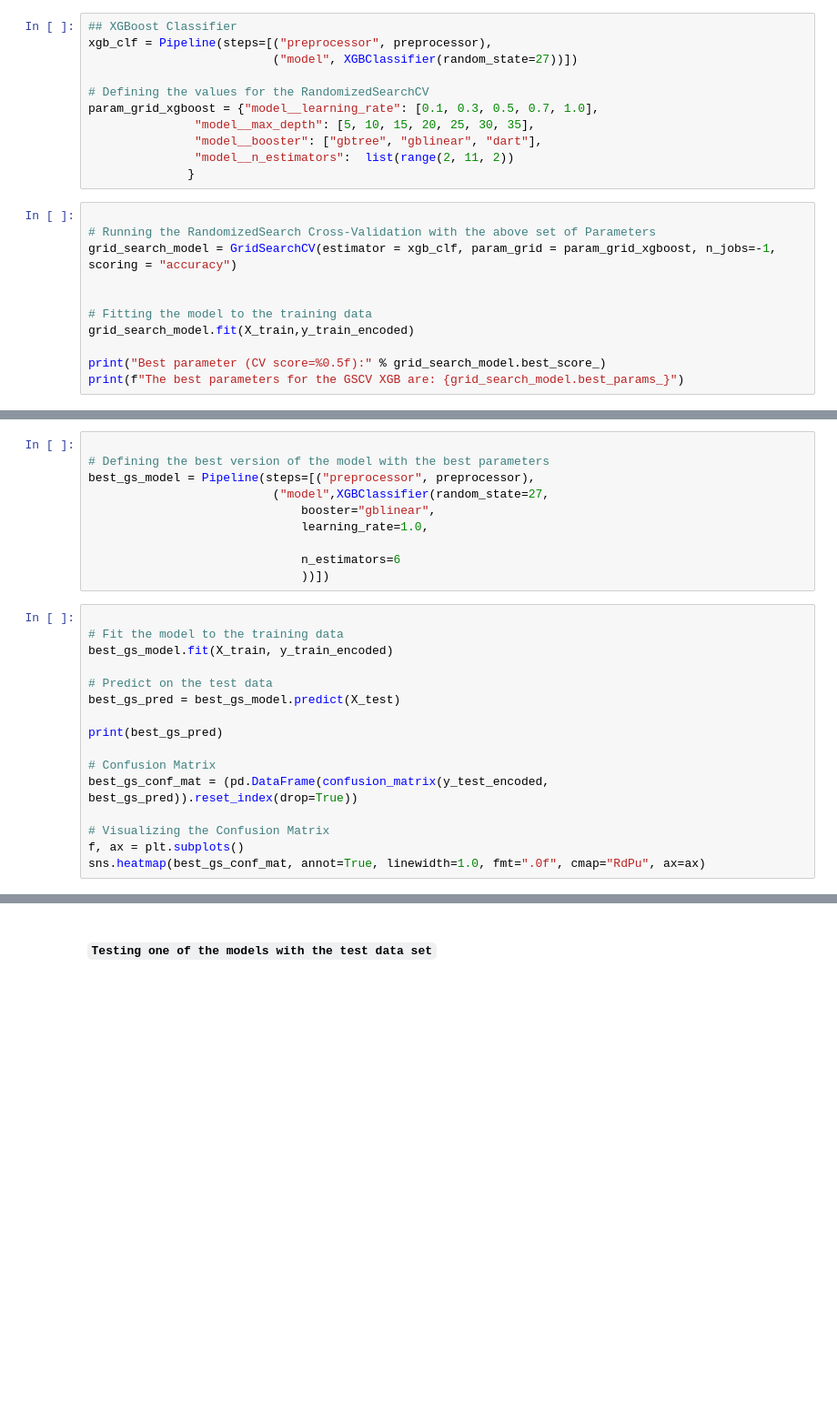
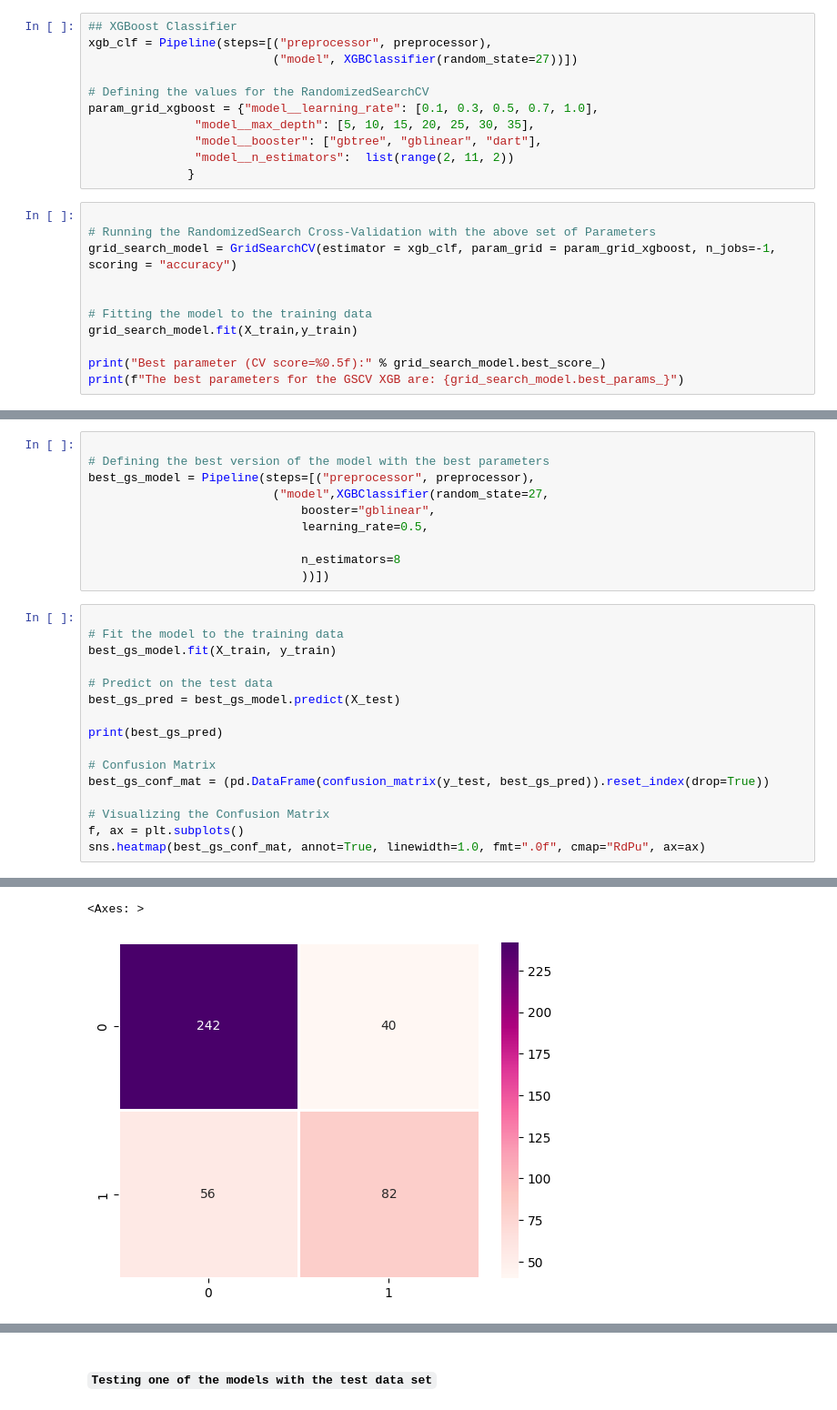
Before and after one commit to kwasichrappah/sepsis_ml_predictor, a Jupyter notebook: sepsis_ml_predictor.ipynb, the cells around one changed output, grey strips where cells are left out. Shown at 91% size. Cells and saved outputs as stored; diff of their text form; blank space fills up the shorter version.

```diff
--- a/sepsis_ml_predictor.ipynb
+++ b/sepsis_ml_predictor.ipynb
@@ -692,7 +738,7 @@ grid_search_model = GridSearchCV(estimator = xgb_clf, param_grid = param_grid_xg
 
 
 # Fitting the model to the training data
-grid_search_model.fit(X_train,y_train_encoded)
+grid_search_model.fit(X_train,y_train)
 
 print("Best parameter (CV score=%0.5f):" % grid_search_model.best_score_)
 print(f"The best parameters for the GSCV XGB are: {grid_search_model.best_params_}")
@@ -709,14 +764,14 @@ for param_name in sorted(best_gs_params.keys()):
 best_gs_model = Pipeline(steps=[("preprocessor", preprocessor),
                           ("model",XGBClassifier(random_state=27,
                               booster="gblinear",
-                              learning_rate=1.0,
+                              learning_rate=0.5,
 
-                              n_estimators=6
+                              n_estimators=8
                               ))])
 # %%
 
 # Fit the model to the training data
-best_gs_model.fit(X_train, y_train_encoded)
+best_gs_model.fit(X_train, y_train)
 
 # Predict on the test data
 best_gs_pred = best_gs_model.predict(X_test)
@@ -724,8 +779,9 @@ best_gs_pred = best_gs_model.predict(X_test)
 print(best_gs_pred)
 
 # Confusion Matrix
-best_gs_conf_mat = (pd.DataFrame(confusion_matrix(y_test_encoded, best_gs_pred)).reset_index(drop=True))
+best_gs_conf_mat = (pd.DataFrame(confusion_matrix(y_test, best_gs_pred)).reset_index(drop=True))
 
 # Visualizing the Confusion Matrix
 f, ax = plt.subplots()
 sns.heatmap(best_gs_conf_mat, annot=True, linewidth=1.0, fmt=".0f", cmap="RdPu", ax=ax)
+# %% [output]
@@ -732,3 +800,5 @@ sns.heatmap(best_gs_conf_mat, annot=True, linewidth=1.0, fmt=".0f", cmap="RdPu",
+<Axes: >
+[figure, added]
 # %%
 
 logistic_model = LogisticRegression(random_state=27)
```
Also changed, not shown: parts of 73 cells of this notebook, 4 other files.
